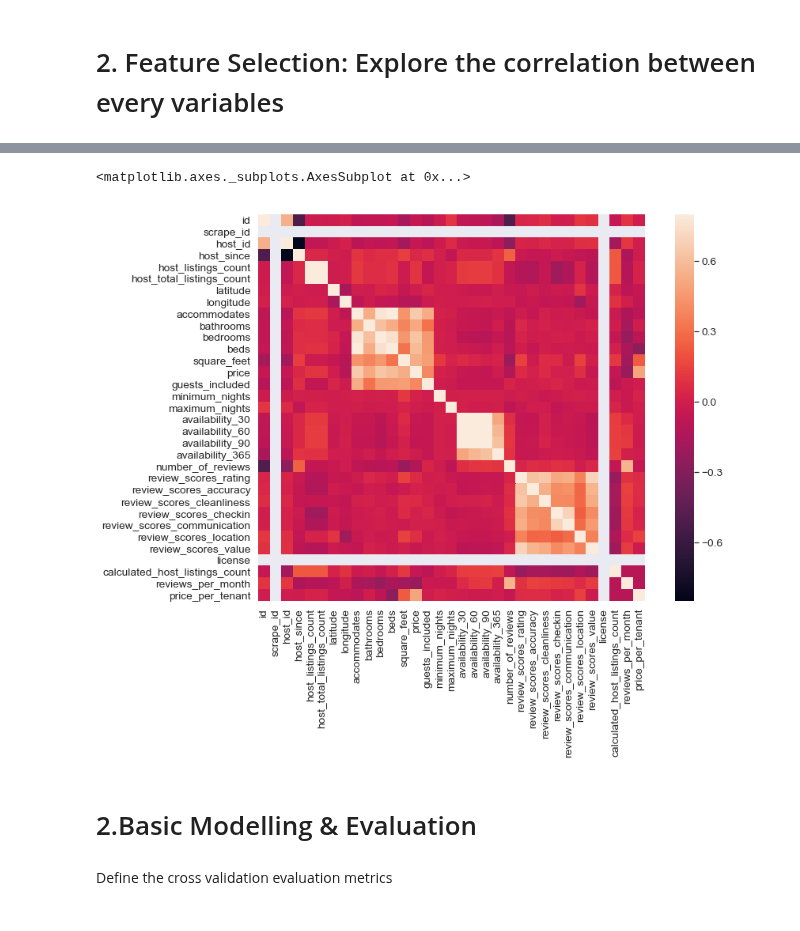
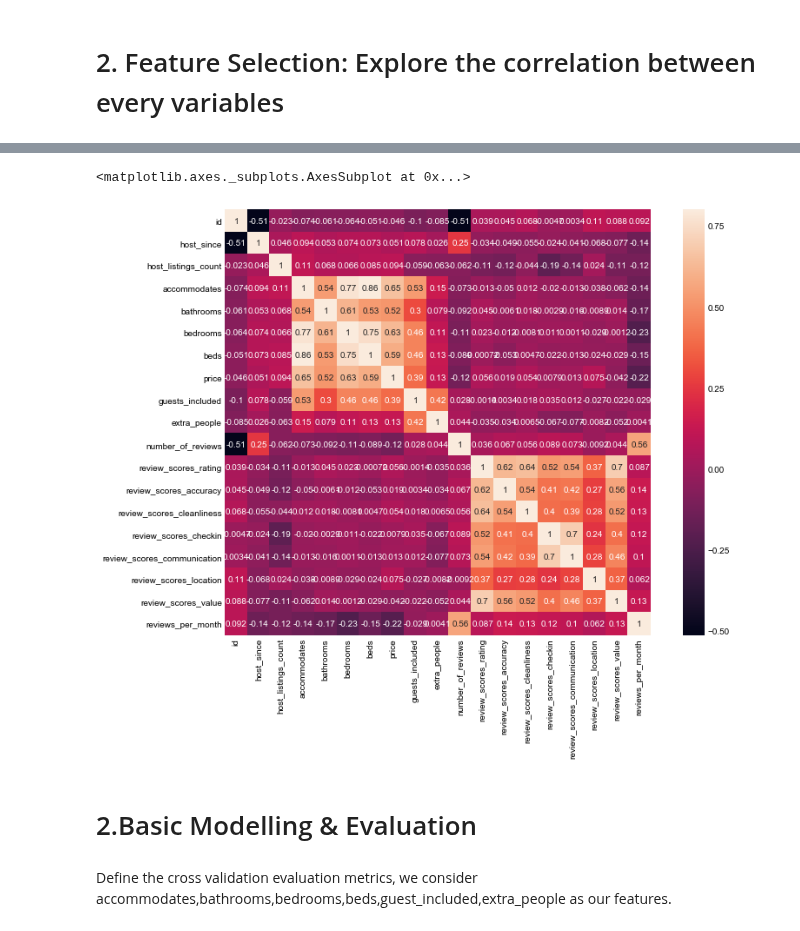
Before and after one commit to vivienfay/Airbnb-Seattle-Rental-Price-Prediction, a Jupyter notebook: Airbnb_price_prediction.ipynb, the cells around one changed output, grey strips where cells are left out. Cells and saved outputs as stored; diff of their text form; code cells hidden in the pictures.

```diff
--- a/Airbnb_price_prediction.ipynb
+++ b/Airbnb_price_prediction.ipynb
@@ -159,0 +193,9 @@ plt.show()
+# %%
+input = ['id','host_since','host_response_rate','host_acceptance_rate','host_listings_count',
+          'accommodates','bathrooms','bedrooms','beds','price','guests_included','extra_people',
+           'number_of_reviews','review_scores_rating','review_scores_accuracy',
+           'review_scores_cleanliness','review_scores_checkin','review_scores_communication',
+           'review_scores_location','review_scores_value','reviews_per_month']
+# %%
+input_data = data[input]
+input_data.info()
@@ -159,0 +220,8 @@ plt.show()
+# %%
+# clean the data: turn the string data type to float
+def percent(x):
+    return (float(x[:-1]))
+
+input_data['host_response_rate'].apply(percent)
+input_data['host_acceptance_rate'].apply(percent)
+input_data['extra_people'] = input_data['extra_people'].apply(lambda x: float(x[1:]))
@@ -159,0 +234,14 @@ plt.show()
+# %%
+# handle the missing value, substitute the missing value with the mean value
+input_data[input_data['host_since'].isnull() == True]
+input_data['host_since'].mean()
+input_data['host_since'] = input_data['host_since'].fillna(input_data['host_since'].mean())
+
+# input_data['host_response_rate'].mean()
+# input_data['host_response_rate'].fillna(input_data['host_response_rate'].mean())
+
+# input_data['host_acceptance_rate'].mean()
+# input_data['host_acceptance_rate'].fillna(input_data['host_acceptance_rate'].mean())
+
+input_data['bathrooms'].mean()
+input_data['bathrooms'] = input_data['bathrooms'].fillna(input_data['bathrooms'].mean())
@@ -160,15 +267,13 @@ plt.show()
 # %%
-corrmat = data.corr()
+corrmat = input_data.corr()
 f, ax = plt.subplots(figsize=(12, 9))
 
 
-
-
-sns.heatmap(corrmat, vmax=.8, square=True)
+sns.heatmap(corrmat, vmax=.8, annot= True, square=True)
 # %% [output]
 <matplotlib.axes._subplots.AxesSubplot at 0x...>
-[figure, old version]
+[figure, new version]
 # %% [markdown]
 # 2.Basic Modelling & Evaluation
 # %% [markdown]
-Define the cross validation evaluation metrics
+Define the cross validation evaluation metrics, we consider accommodates,bathrooms,bedrooms,beds,guest_included,extra_people as our features.
```
Also changed, not shown: parts of 16 cells of this notebook.
